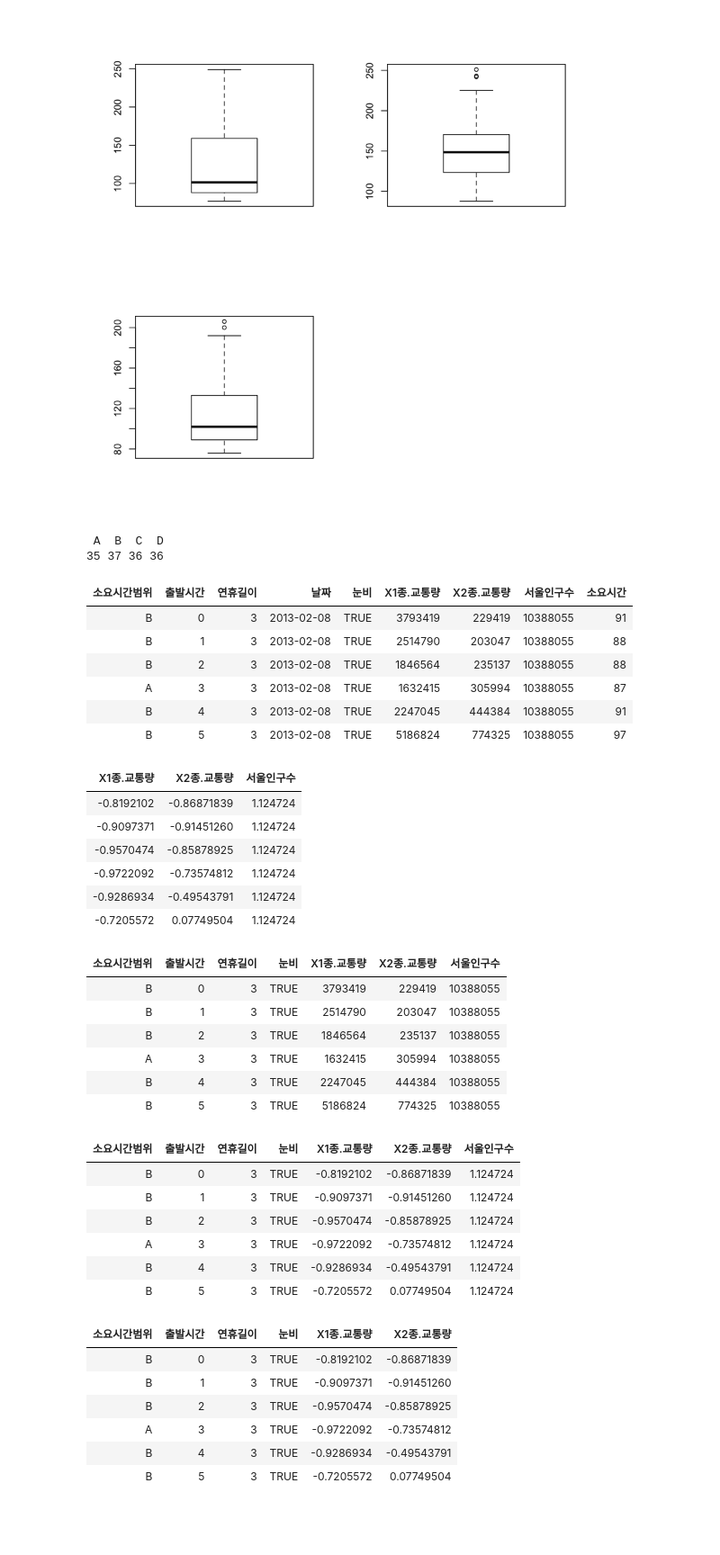
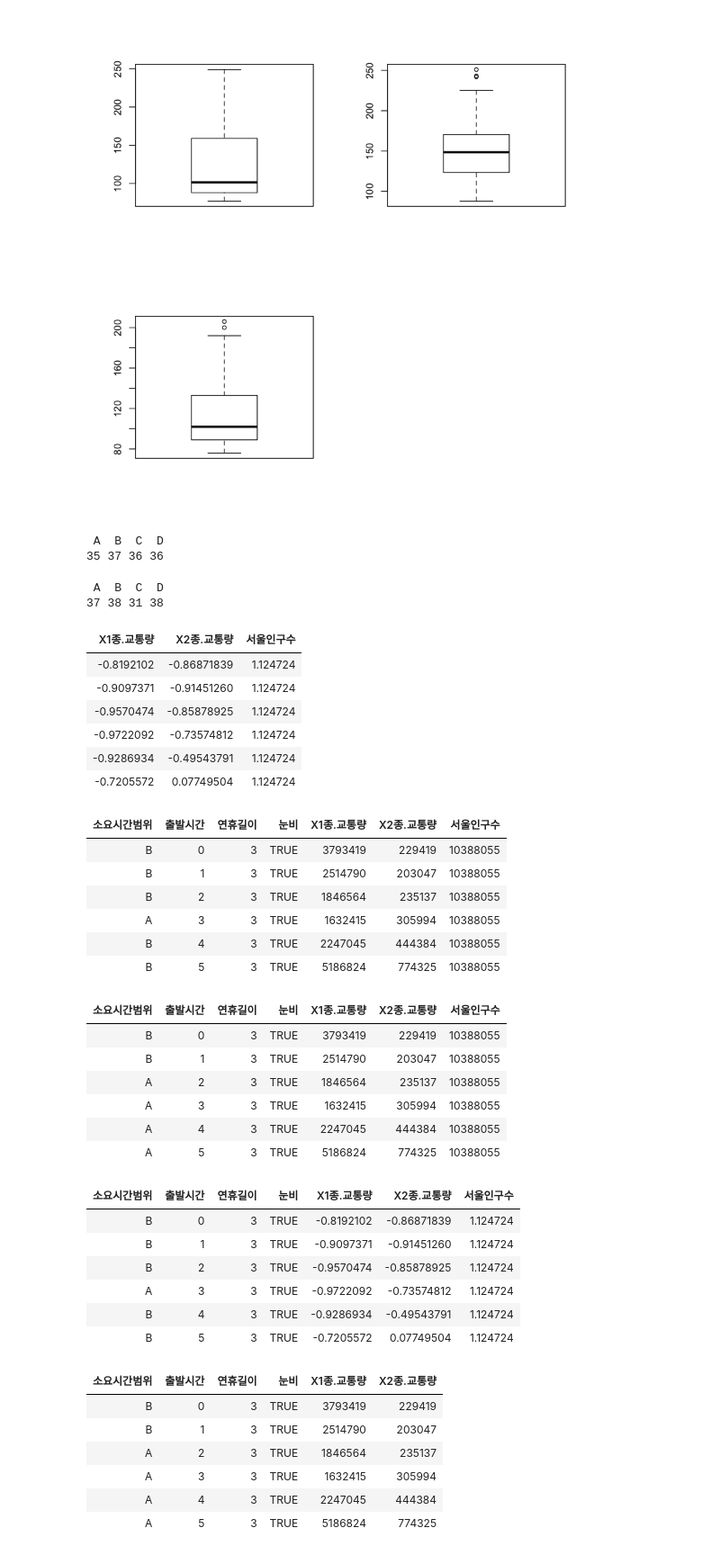
Before and after one commit to jjhwnn/R_Programming, a Jupyter notebook: education_원핫인코딩.ipynb, the cells around one changed output. Shown at 90% size. Saved outputs shown, nothing was run; the diff lists cells and outputs as text; code cells hidden in the pictures; blank space fills up the shorter version.

Commit message:
update 서울대전 project

```diff
--- a/education_원핫인코딩.ipynb
+++ b/education_원핫인코딩.ipynb
@@ -674,59 +582,63 @@ boxplot(sd일차2$소요시간)
 #
 
 sdd2 <- read.csv("../Data_Project/AI프로젝트 - D-2-2.csv")
+sdd1 <- read.csv("../Data_Project/AI프로젝트 - D-1.csv")
 
 table(sdd2$소요시간범위)
-head(sdd2)
+table(sdd1$소요시간범위)
 
 sdd2Scale <- sdd2[,6:8]
 
 sdd2Scale <- scale(sdd2Scale)
 head(sdd2Scale)
 
 sdd2 <- sdd2[,-c(4,9)]
+sdd1 <- sdd1[,-c(4,9)]
 head(sdd2)
-
+head(sdd1)
 sdd2Scale <- cbind(sdd2[,1:4], sdd2Scale)
 head(sdd2Scale)
-head(sdd2Scale[,-7])
+head(sdd1[,c(1:6)])
 # %% [output]
  A  B  C  D
 35 37 36 36
+ A  B  C  D
+37 38 31 38
-| 소요시간범위 | 출발시간 | 연휴길이 | 날짜 | 눈비 | X1종.교통량 | X2종.교통량 | 서울인구수 | 소요시간 |
-| B | 0 | 3 | 2013-02-08 | TRUE | 3793419 | 229419 | 10388055 | 91 |
-| B | 1 | 3 | 2013-02-08 | TRUE | 2514790 | 203047 | 10388055 | 88 |
-| B | 2 | 3 | 2013-02-08 | TRUE | 1846564 | 235137 | 10388055 | 88 |
-| A | 3 | 3 | 2013-02-08 | TRUE | 1632415 | 305994 | 10388055 | 87 |
-| B | 4 | 3 | 2013-02-08 | TRUE | 2247045 | 444384 | 10388055 | 91 |
-| B | 5 | 3 | 2013-02-08 | TRUE | 5186824 | 774325 | 10388055 | 97 |
+| X1종.교통량 | X2종.교통량 | 서울인구수 |
+| -0.8192102 | -0.86871839 | 1.124724 |
+| -0.9097371 | -0.91451260 | 1.124724 |
+| -0.9570474 | -0.85878925 | 1.124724 |
+| -0.9722092 | -0.73574812 | 1.124724 |
+| -0.9286934 | -0.49543791 | 1.124724 |
+| -0.7205572 | 0.07749504 | 1.124724 |
-| X1종.교통량 | X2종.교통량 | 서울인구수 |
-| -0.8192102 | -0.86871839 | 1.124724 |
-| -0.9097371 | -0.91451260 | 1.124724 |
-| -0.9570474 | -0.85878925 | 1.124724 |
-| -0.9722092 | -0.73574812 | 1.124724 |
-| -0.9286934 | -0.49543791 | 1.124724 |
-| -0.7205572 | 0.07749504 | 1.124724 |
+| 소요시간범위 | 출발시간 | 연휴길이 | 눈비 | X1종.교통량 | X2종.교통량 | 서울인구수 |
+| B | 0 | 3 | TRUE | 3793419 | 229419 | 10388055 |
+| B | 1 | 3 | TRUE | 2514790 | 203047 | 10388055 |
+| B | 2 | 3 | TRUE | 1846564 | 235137 | 10388055 |
+| A | 3 | 3 | TRUE | 1632415 | 305994 | 10388055 |
+| B | 4 | 3 | TRUE | 2247045 | 444384 | 10388055 |
+| B | 5 | 3 | TRUE | 5186824 | 774325 | 10388055 |
 | 소요시간범위 | 출발시간 | 연휴길이 | 눈비 | X1종.교통량 | X2종.교통량 | 서울인구수 |
 | B | 0 | 3 | TRUE | 3793419 | 229419 | 10388055 |
 | B | 1 | 3 | TRUE | 2514790 | 203047 | 10388055 |
-| B | 2 | 3 | TRUE | 1846564 | 235137 | 10388055 |
+| A | 2 | 3 | TRUE | 1846564 | 235137 | 10388055 |
 | A | 3 | 3 | TRUE | 1632415 | 305994 | 10388055 |
-| B | 4 | 3 | TRUE | 2247045 | 444384 | 10388055 |
-| B | 5 | 3 | TRUE | 5186824 | 774325 | 10388055 |
+| A | 4 | 3 | TRUE | 2247045 | 444384 | 10388055 |
+| A | 5 | 3 | TRUE | 5186824 | 774325 | 10388055 |
 | 소요시간범위 | 출발시간 | 연휴길이 | 눈비 | X1종.교통량 | X2종.교통량 | 서울인구수 |
 | B | 0 | 3 | TRUE | -0.8192102 | -0.86871839 | 1.124724 |
 | B | 1 | 3 | TRUE | -0.9097371 | -0.91451260 | 1.124724 |
 | B | 2 | 3 | TRUE | -0.9570474 | -0.85878925 | 1.124724 |
 | A | 3 | 3 | TRUE | -0.9722092 | -0.73574812 | 1.124724 |
 | B | 4 | 3 | TRUE | -0.9286934 | -0.49543791 | 1.124724 |
 | B | 5 | 3 | TRUE | -0.7205572 | 0.07749504 | 1.124724 |
 | 소요시간범위 | 출발시간 | 연휴길이 | 눈비 | X1종.교통량 | X2종.교통량 |
-| B | 0 | 3 | TRUE | -0.8192102 | -0.86871839 |
-| B | 1 | 3 | TRUE | -0.9097371 | -0.91451260 |
-| B | 2 | 3 | TRUE | -0.9570474 | -0.85878925 |
-| A | 3 | 3 | TRUE | -0.9722092 | -0.73574812 |
-| B | 4 | 3 | TRUE | -0.9286934 | -0.49543791 |
-| B | 5 | 3 | TRUE | -0.7205572 | 0.07749504 |
+| B | 0 | 3 | TRUE | 3793419 | 229419 |
+| B | 1 | 3 | TRUE | 2514790 | 203047 |
+| A | 2 | 3 | TRUE | 1846564 | 235137 |
+| A | 3 | 3 | TRUE | 1632415 | 305994 |
+| A | 4 | 3 | TRUE | 2247045 | 444384 |
+| A | 5 | 3 | TRUE | 5186824 | 774325 |
 # %%
 sum_rf <- 0
 sum_nnet <- 0
```
Also changed, not shown: parts of 26 cells of this notebook, 1 other file.
